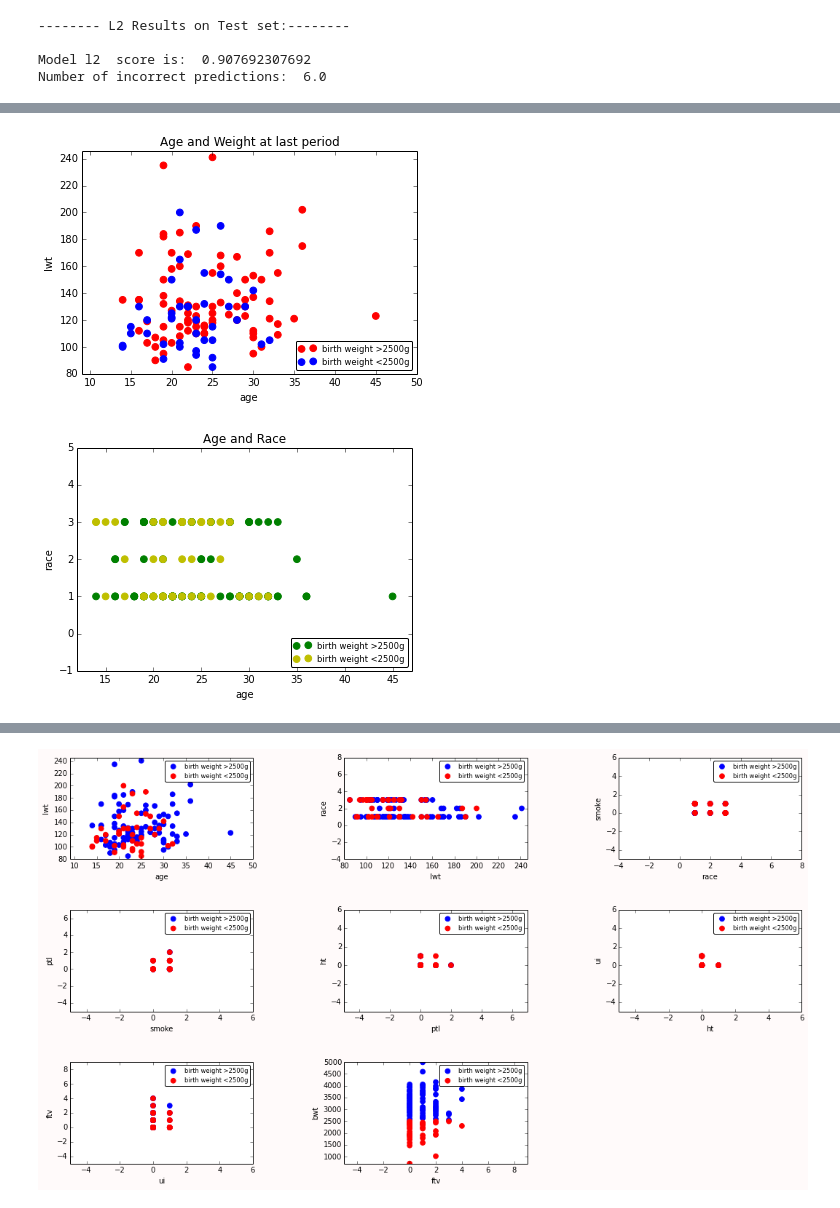
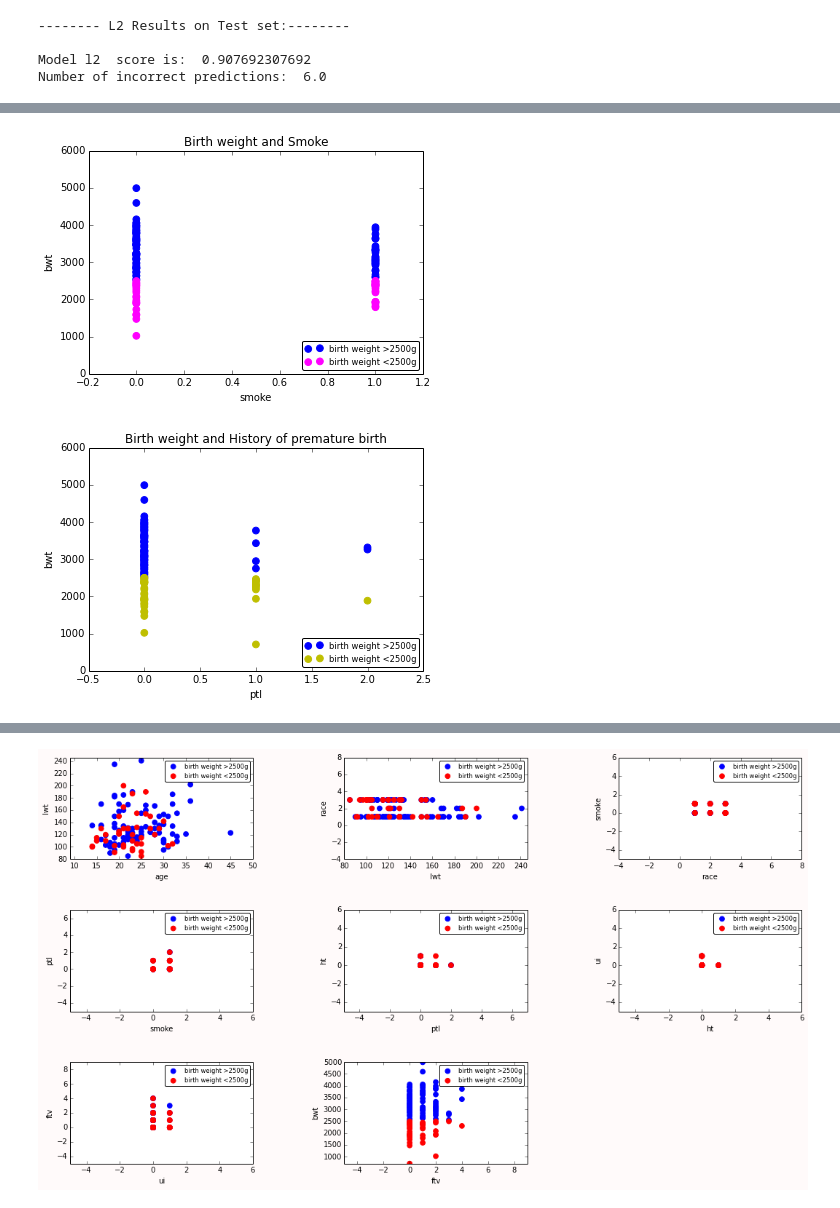
Before and after one commit to Gabya06/datascience, a Jupyter notebook: LogisticRegression/LogisticRegression-LowBirthWeight.ipynb, the cells around one changed output, grey strips where cells are left out. Cells and saved outputs as stored; diff of their text form; code cells hidden in the pictures.

```diff
--- a/LogisticRegression/LogisticRegression-LowBirthWeight.ipynb
+++ b/LogisticRegression/LogisticRegression-LowBirthWeight.ipynb
@@ -239,7 +273,7 @@ bwt:    -0.0039292
 [figure]
 # %%
 #L2_v2: model for Logistic Regression - use L2 Penalty - C = 10
-l2_v2 = linear_model.LogisticRegression(penalty ='l2', C=.010, fit_intercept = True)
+l2_v2 = linear_model.LogisticRegression(penalty ='l2', C=1000)
 # fit l1_v2 model to data
 l2_v2.fit(x,y)
 # print L1_v2 coefficients
@@ -248,11 +282,11 @@ for name, value in zip(x.columns, l2_v2.coef_[0]):
     print('{0}:\t{1:.7f}'.format(name, value))
 # get coefficients from L2_v2 model
 coefs_l2_v2 = l2_v2.coef_[0]
-# plot coefficients of L1 model and
+# plot coefficients of L2 model and
 fig3 = pyplot.figure(facecolor='magenta')
 pyplot.plot(coefs_l2_v2, 'ro', markerfacecolor='blue', markersize=14)
 pyplot.xlim(-0.5, 8.5)
-pyplot.ylim(-1.0, 2.1)
+pyplot.ylim(-1.5, 2.2)
 pyplot.xticks(range(len(coefs_l2_v2)+1), x.columns.values, rotation=45)
 pyplot.axhline(0, color='m', linestyle='--')
 pyplot.grid()
@@ -276,32 +341,34 @@ x_agelwt = x.loc[:, ['age','lwt']]
 # %%
-# plot age and weight at last period scatter (training set)
-fig = pyplot.figure()
-ax = fig.add_subplot(1,1,1)
-ax.scatter(x_agelwt.ix[y==0, 0], x_agelwt.ix[y==0, 1], c= 'r', edgecolors = 'r', label = 'birth weight >2500g', s= 45) # age
-ax.scatter(x_agelwt.ix[y==1, 0], x_agelwt.ix[y==1, 1], c= 'b', edgecolors = 'b', label = 'birth weight <2500g', s= 45) # lwt
-pyplot.xlim(x_agelwt[['age']].min() - 5 , x_agelwt[['age']].max() + 5 ) # set limits of x axis (age)
-pyplot.ylim(x_agelwt[['lwt']].min() - 5, x_agelwt[['lwt']].max() + 5 ) # set limits of y axis (lwt)
-pyplot.xlabel(x_agelwt.columns[0])
-pyplot.ylabel(x_agelwt.columns[1])
+# dataframe for smoke & bwt
+x_smokebwt = x.loc[:, ['smoke','bwt']]
+# plot points from training set of smoke & bwt
+fig2 = pyplot.figure()
+ax = fig2.add_subplot(1,1,1)
+ax.scatter(x_smokebwt.ix[y==0, 0], x_smokebwt.ix[y==0, 1], c= 'blue', edgecolors = 'blue', label = 'birth weight >2500g', s= 45) # smoke
+ax.scatter(x_smokebwt.ix[y==1, 0], x_smokebwt.ix[y==1, 1], c= 'magenta', edgecolors = 'magenta', label ='birth weight <2500g', s= 45) # bwt
+#pyplot.xlim(x_agesmoke[['age']].min() - 2  , x_agesmoke[['age']].max() + 2 ) # set limits of x axis (age)
+#pyplot.ylim(x_agesmoke[['smoke']].min() - 2, x_agesmoke[['smoke']].max() + 2 ) # set limits of y axis (race)
+pyplot.xlabel(x_smokebwt.columns[0])
+pyplot.ylabel(x_smokebwt.columns[1])
 ax.legend(loc = 4, fontsize='small', scatterpoints=2, fancybox = True)
-ax.set_title('Age and Weight at last period', fontsize = 'large')
-pyplot.show(fig)
+ax.set_title('Birth weight and Smoke', fontsize = 'large')
+pyplot.show(fig2)
 # %% [output]
-[figure, old version]
+[figure, new version]
 # %%
-# dataframe for age & race
-x_agerace = x.loc[:, ['age','race']]
-# plot points from training set of age and race
-fig1 = pyplot.figure()
-ax = fig1.add_subplot(1,1,1)
-ax.scatter(x_agerace.ix[y==0, 0], x_agerace.ix[y==0, 1], c= 'g', edgecolors = 'g', label = 'birth weight >2500g', s= 45) # age
-ax.scatter(x_agerace.ix[y==1, 0], x_agerace.ix[y==1, 1], c= 'y', edgecolors = 'y', label = 'birth weight <2500g', s= 45) # race
-pyplot.xlim(x_agerace[['age']].min() - 2 , x_agerace[['age']].max() + 2 ) # set limits of x axis (age)
-pyplot.ylim(x_agerace[['race']].min() - 2, x_agerace[['race']].max() + 2 ) # set limits of y axis (race)
-pyplot.xlabel(x_agerace.columns[0])
-pyplot.ylabel(x_agerace.columns[1])
+# dataframe for bwt & ptl (history of premature birth: 0 or 1 or more)
+x_ptlbwt = x.loc[:, ['ptl','bwt']]
+# plot points from training set of bwt and ptl
+fig3 = pyplot.figure()
+ax = fig3.add_subplot(1,1,1)
+ax.scatter(x_ptlbwt.ix[y==0, 0], x_ptlbwt.ix[y==0, 1], c= 'b', edgecolors = 'b', label = 'birth weight >2500g', s= 45) # ptl
+ax.scatter(x_ptlbwt.ix[y==1, 0], x_ptlbwt.ix[y==1, 1], c= 'y', edgecolors = 'y', label = 'birth weight <2500g', s= 45) # bwt
+#pyplot.xlim(x_ageptl[['age']].min() - 2  , x_ageptl[['age']].max() + 2 ) # set limits of x axis (age)
+#pyplot.ylim(x_ageptl[['ptl']].min() - 2, x_ageptl[['ptl']].max() + 2 ) # set limits of y axis (race)
+pyplot.xlabel(x_ptlbwt.columns[0])
+pyplot.ylabel(x_ptlbwt.columns[1])
 ax.legend(loc = 4, fontsize='small', scatterpoints=2, fancybox = True)
-ax.set_title('Age and Race', fontsize = 'large')
-pyplot.show(fig1)
+ax.set_title('Birth weight and History of premature birth', fontsize = 'large')
+pyplot.show(fig3)
 # %% [output]
-[figure, old version]
+[figure, new version]
```
Also changed, not shown: parts of 48 cells of this notebook.
